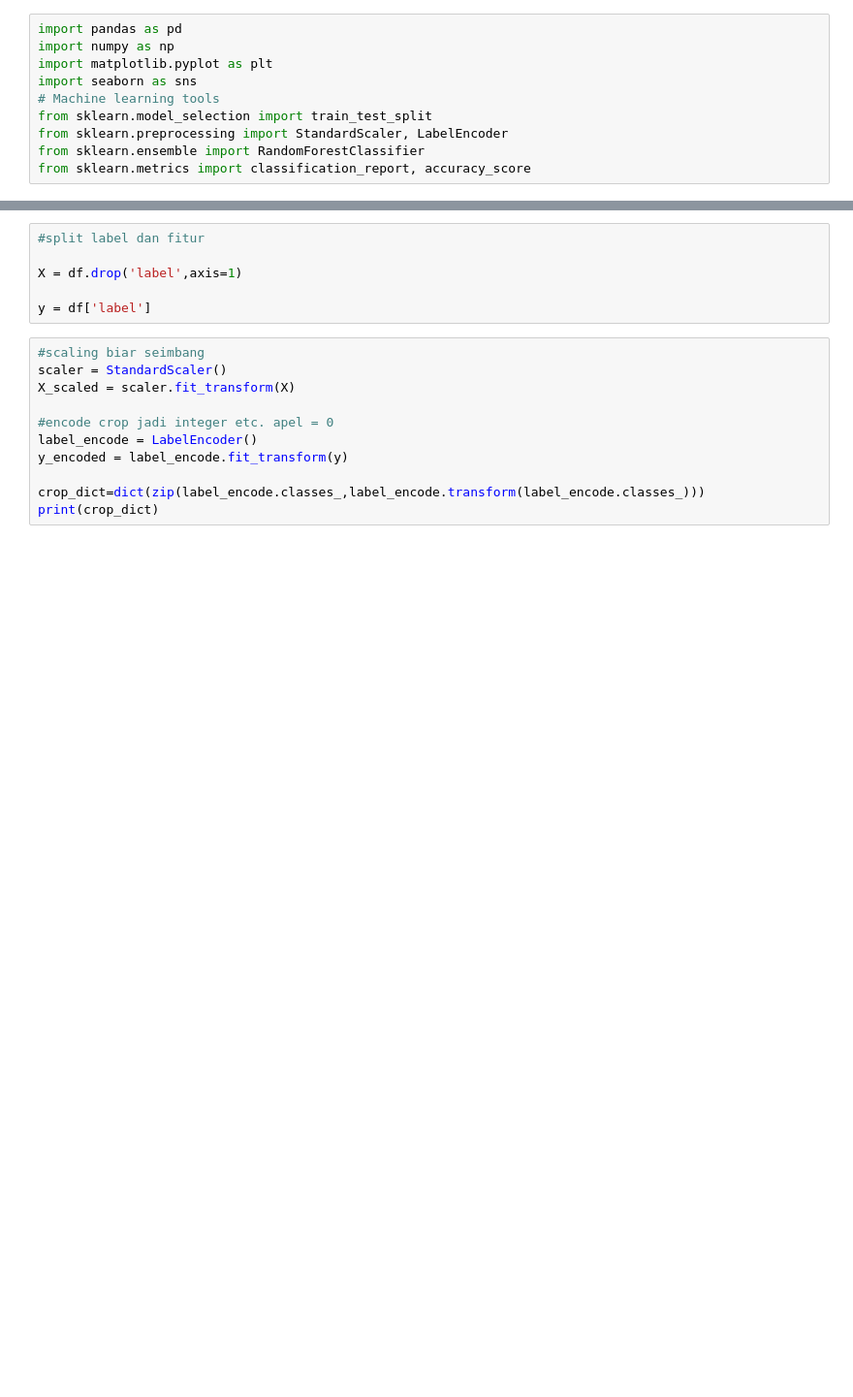
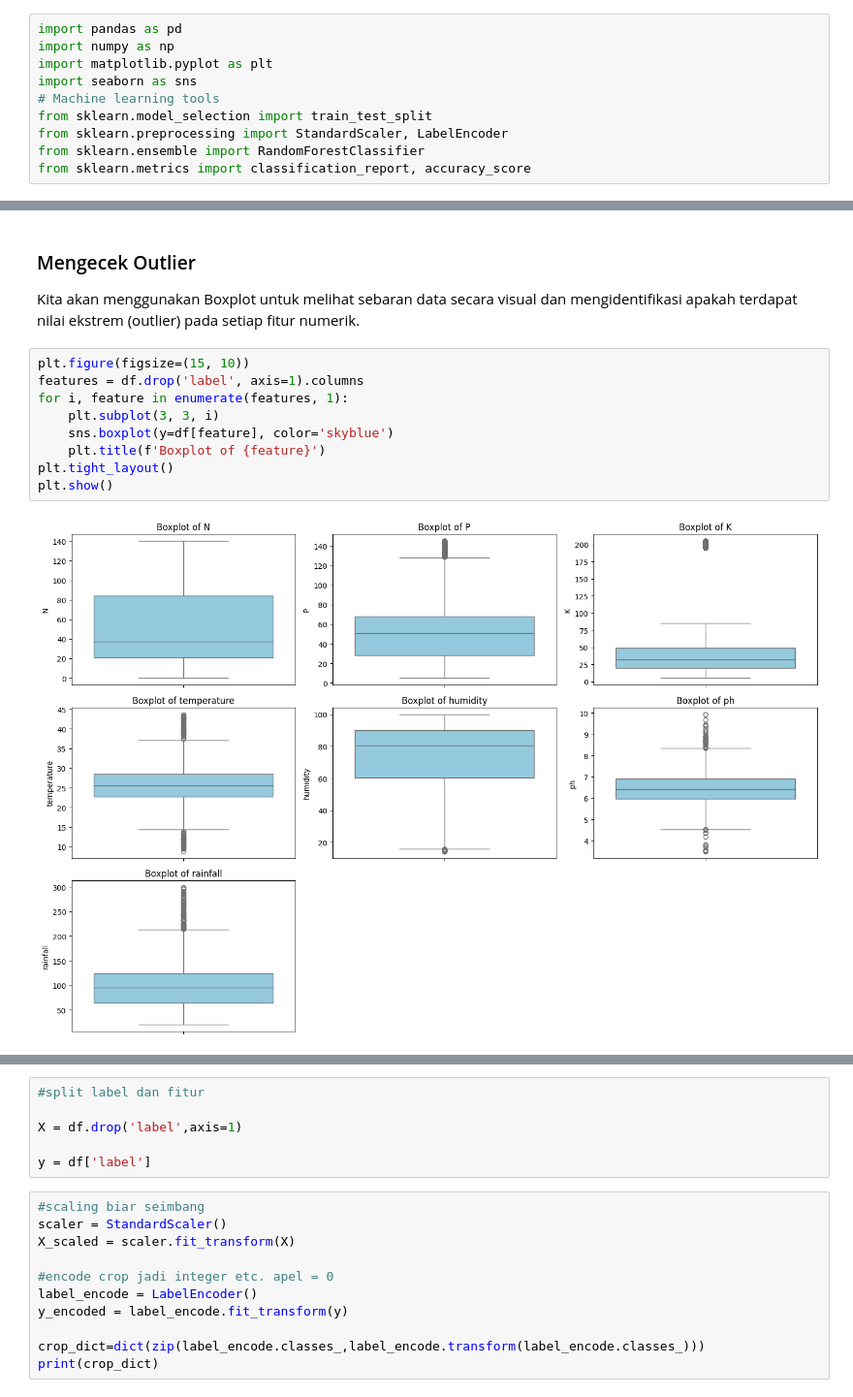
Before and after one commit to kaharmc226/PROJEK-AI, a Jupyter notebook: crops.ipynb, the cells around one changed output, grey strips where cells are left out. Shown at 97% size. Cells and saved outputs as stored; diff of their text form; blank space fills up the shorter version.

```diff
--- a/crops.ipynb
+++ b/crops.ipynb
@@ -17,0 +75,14 @@ df.info()
+# %% [markdown]
+### Mengecek Outlier
+Kita akan menggunakan Boxplot untuk melihat sebaran data secara visual dan mengidentifikasi apakah terdapat nilai ekstrem (outlier) pada setiap fitur numerik.
+# %%
+plt.figure(figsize=(15, 10))
+features = df.drop('label', axis=1).columns
+for i, feature in enumerate(features, 1):
+    plt.subplot(3, 3, i)
+    sns.boxplot(y=df[feature], color='skyblue')
+    plt.title(f'Boxplot of {feature}')
+plt.tight_layout()
+plt.show()
+# %% [output]
+[figure, added]
```
Also changed, not shown: parts of 20 cells of this notebook, 4 other files.
